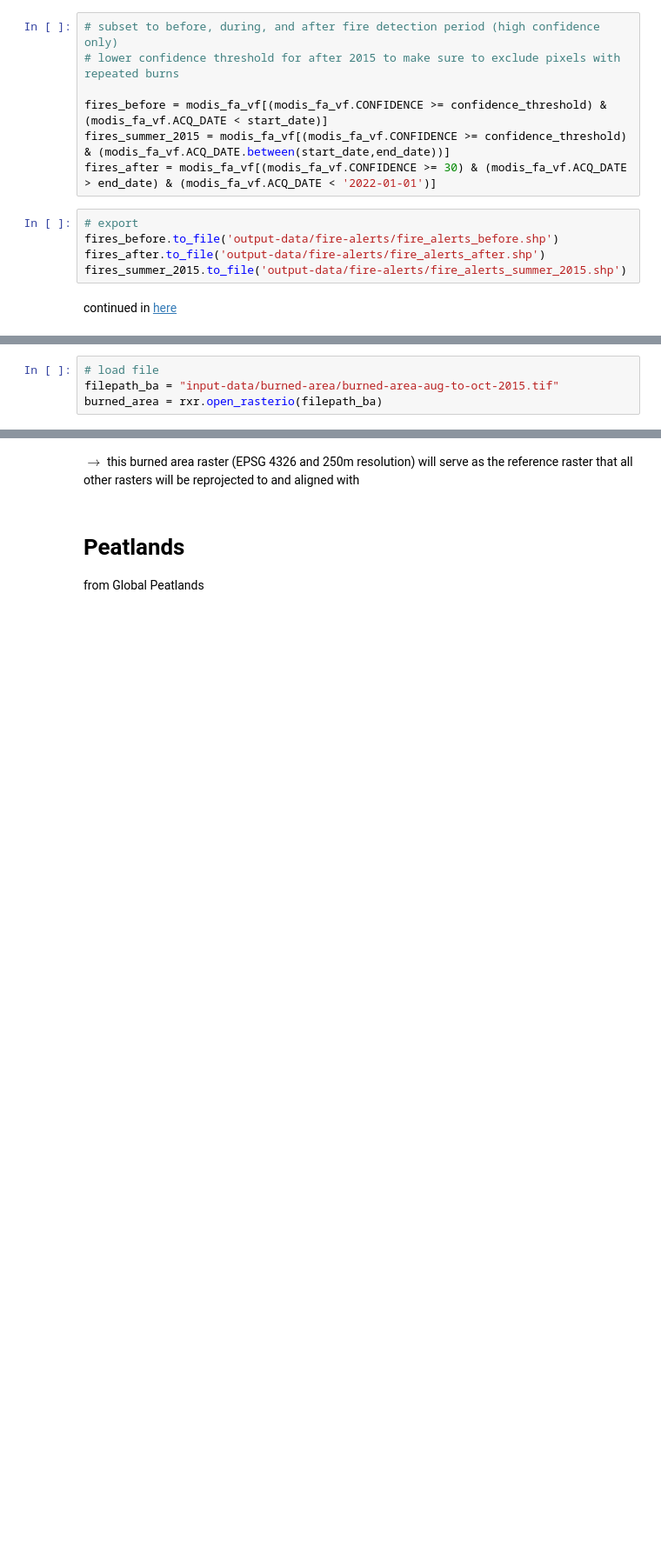
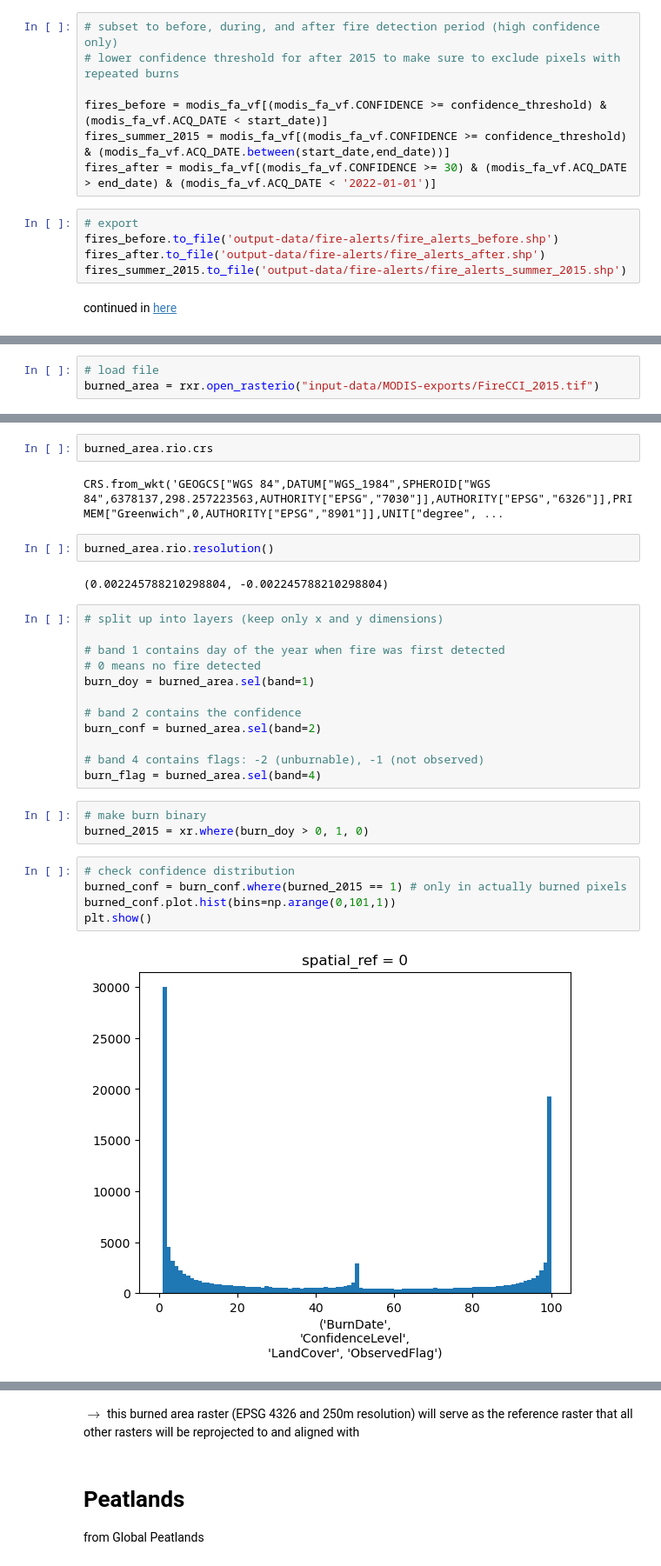
Before and after one commit to ninorp55/tropical-peat-post-fire-vegetation-recovery, a Jupyter notebook: 1_study_area_identification.ipynb, the cells around one changed output, grey strips where cells are left out. Shown at 87% size. Saved outputs shown, nothing was run; the diff lists cells and outputs as text; blank space fills up the shorter version.

```diff
--- a/1_study_area_identification.ipynb
+++ b/1_study_area_identification.ipynb
@@ -233,4 +231,3 @@ from shapely.geometry import mapping
 # %%
 # load file
-filepath_ba = "input-data/burned-area/burned-area-aug-to-oct-2015.tif"
-burned_area = rxr.open_rasterio(filepath_ba)
+burned_area = rxr.open_rasterio("input-data/MODIS-exports/FireCCI_2015.tif")
@@ -239,0 +249,30 @@ burned_area_kalimantan = sel_bounds(burned_area, kalimantan)
+# %%
+burned_area.rio.crs
+# %% [output]
+CRS.from_wkt('GEOGCS["WGS 84",DATUM["WGS_1984",SPHEROID["WGS 84",6378137,298.257223563,AUTHORITY["EPSG","7030"]],AUTHORITY["EPSG","6326"]],PRIMEM["Greenwich",0,AUTHORITY["EPSG","8901"]],UNIT["degree", ...
+# %%
+burned_area.rio.resolution()
+# %% [output]
+(0.002245788210298804, -0.002245788210298804)
+# %%
+# split up into layers (keep only x and y dimensions)
+
+# band 1 contains day of the year when fire was first detected
+# 0 means no fire detected
+burn_doy = burned_area.sel(band=1)
+
+# band 2 contains the confidence
+burn_conf = burned_area.sel(band=2)
+
+# band 4 contains flags: -2 (unburnable), -1 (not observed)
+burn_flag = burned_area.sel(band=4)
+# %%
+# make burn binary
+burned_2015 = xr.where(burn_doy > 0, 1, 0)
+# %%
+# check confidence distribution
+burned_conf = burn_conf.where(burned_2015 == 1) # only in actually burned pixels
+burned_conf.plot.hist(bins=np.arange(0,101,1))
+plt.show()
+# %% [output]
+[figure, added]
```
Also changed, not shown: parts of 49 cells of this notebook.
